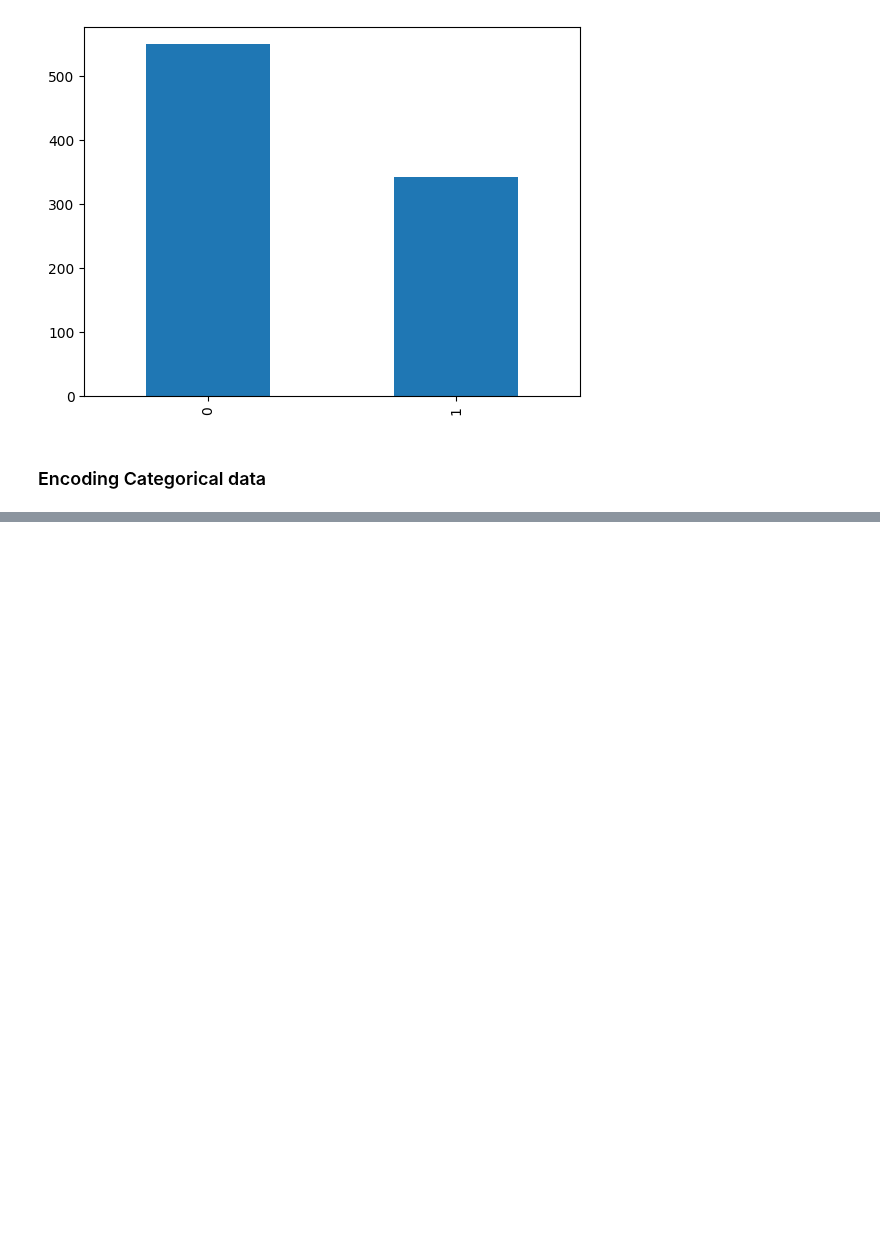
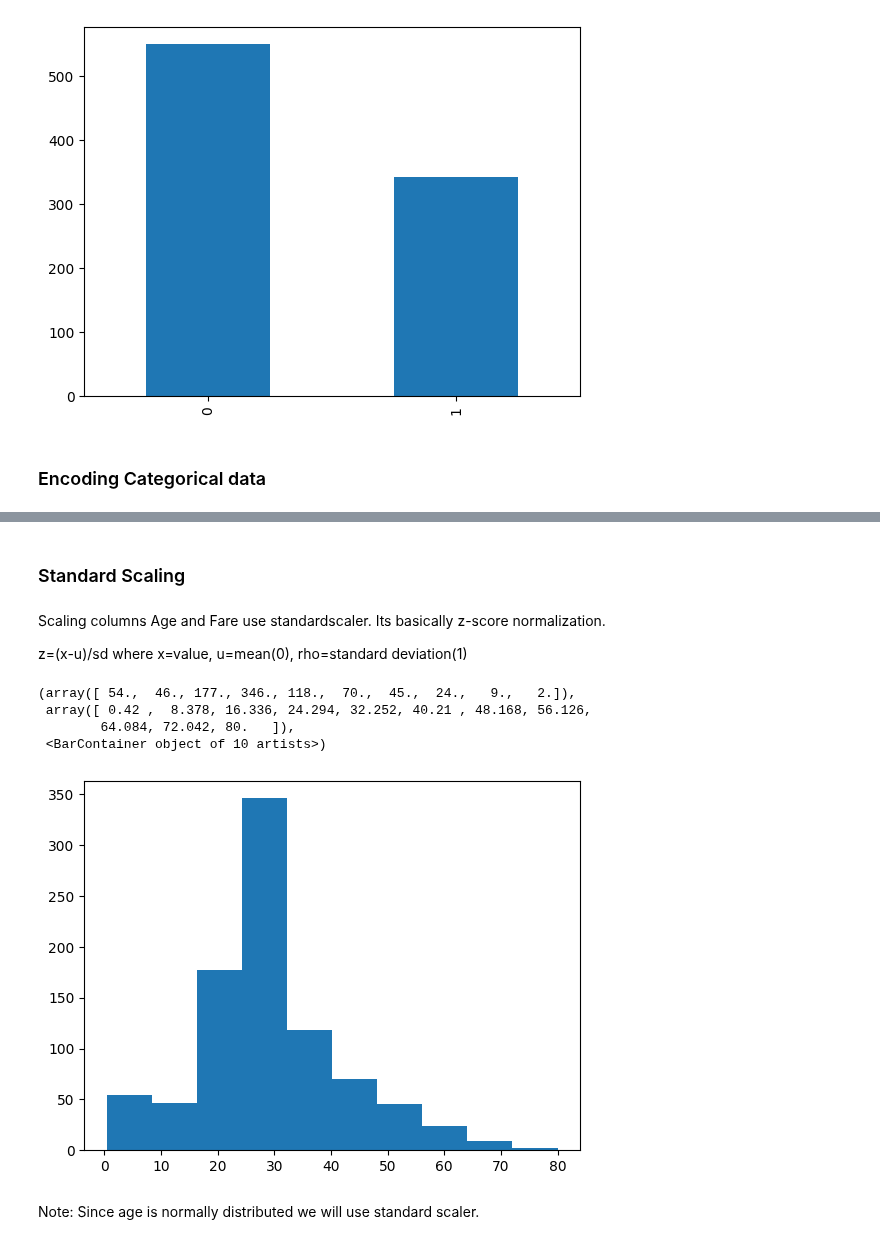
Before and after one commit to aditya-chaud/CodSoft, a Jupyter notebook: Task1/Titanic Survival Prediction.ipynb, the cells around one changed output, grey strips where cells are left out. Cells and saved outputs as stored; diff of their text form; code cells hidden in the pictures; blank space fills up the shorter version.

```diff
--- a/Task1/Titanic Survival Prediction.ipynb
+++ b/Task1/Titanic Survival Prediction.ipynb
@@ -77,7 +77,7 @@ df.shape
 Since Cabin has 687 rows of missing values which is more than 70% of total data and name is not an important attribute
 so we drop these columns
 # %%
-df.drop(['Name', 'Cabin'], axis=1, inplace=True)
+df.drop(['Name', 'Ticket','Cabin'], axis=1, inplace=True)
 # %%
 df.isna().sum()
 # %% [output]
@@ -209,0 +177,16 @@ hello
+# %% [markdown]
+### Standard Scaling
+# %% [markdown]
+Scaling columns Age and Fare use standardscaler. Its basically z-score normalization.
+
+z=(x-u)/sd where x=value, u=mean(0), rho=standard deviation(1)
+# %%
+plt.hist(df["Age"])
+# %% [output]
+(array([ 54.,  46., 177., 346., 118.,  70.,  45.,  24.,   9.,   2.]),
+ array([ 0.42 ,  8.378, 16.336, 24.294, 32.252, 40.21 , 48.168, 56.126,
+        64.084, 72.042, 80.   ]),
+ <BarContainer object of 10 artists>)
+[figure, added]
+# %% [markdown]
+Note: Since age is normally distributed we will use standard scaler.
```
Also changed, not shown: parts of 46 cells of this notebook.
